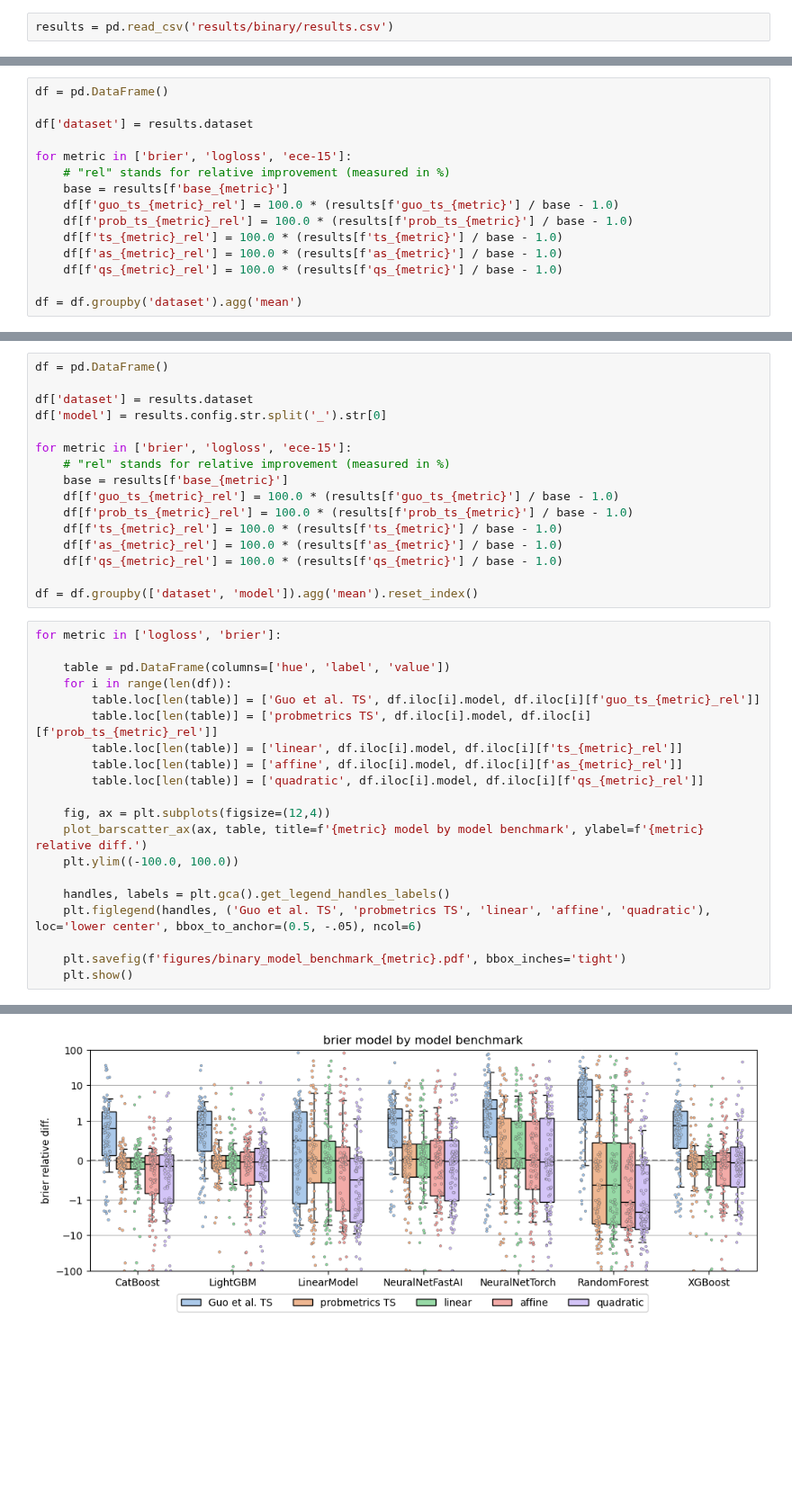
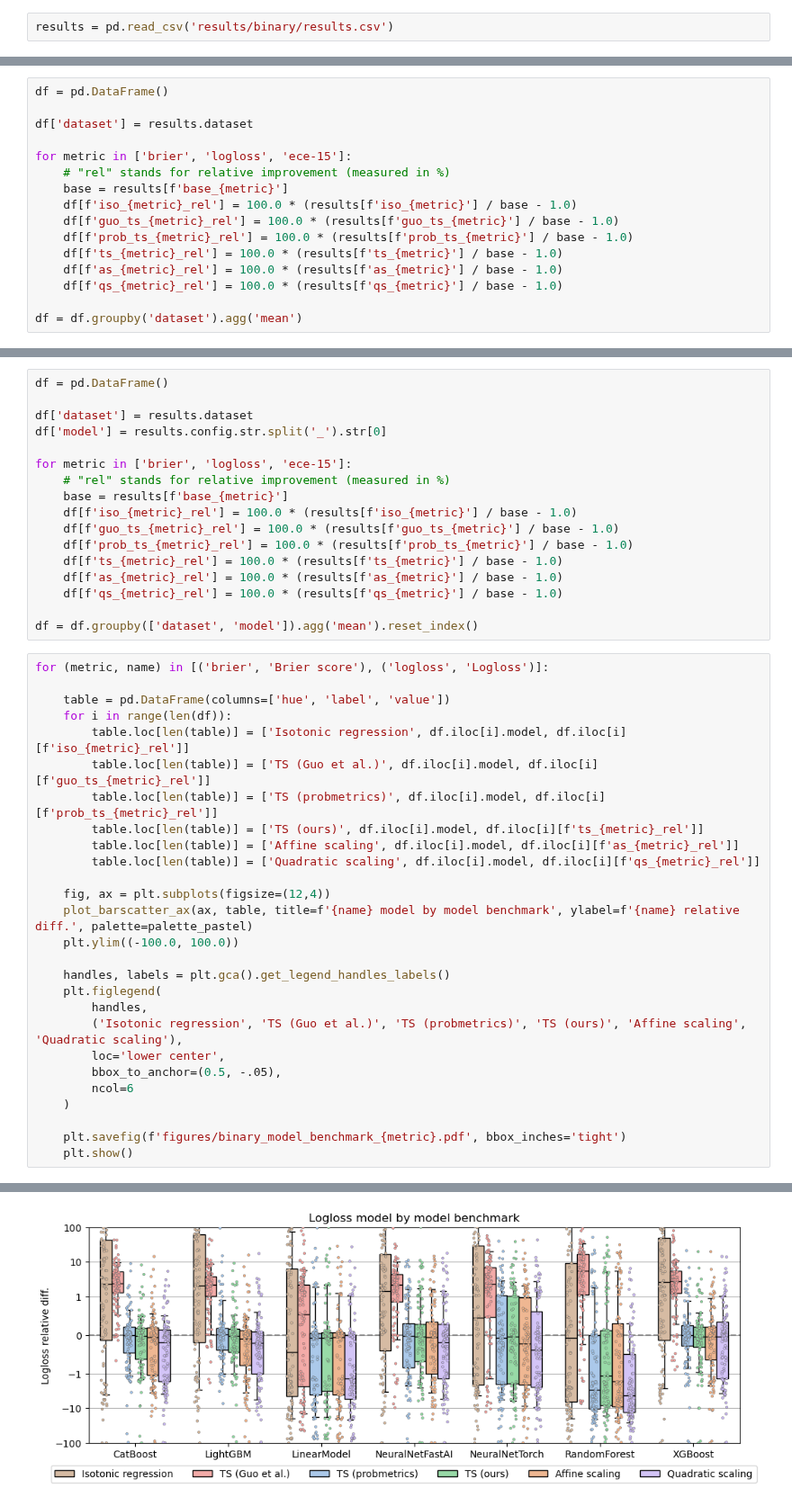
Before and after one commit to eugeneberta/LogisticCalibrationBenchmark, a Jupyter notebook: results_binary.ipynb, the cells around one changed output, grey strips where cells are left out. Shown at 90% size. Drawn from its saved outputs; the diff is of its cells as text; blank space fills up the shorter version.

```diff
--- a/results_binary.ipynb
+++ b/results_binary.ipynb
@@ -75,6 +223,7 @@ df['dataset'] = results.dataset
 for metric in ['brier', 'logloss', 'ece-15']:
     # "rel" stands for relative improvement (measured in %)
     base = results[f'base_{metric}']
+    df[f'iso_{metric}_rel'] = 100.0 * (results[f'iso_{metric}'] / base - 1.0)
     df[f'guo_ts_{metric}_rel'] = 100.0 * (results[f'guo_ts_{metric}'] / base - 1.0)
     df[f'prob_ts_{metric}_rel'] = 100.0 * (results[f'prob_ts_{metric}'] / base - 1.0)
     df[f'ts_{metric}_rel'] = 100.0 * (results[f'ts_{metric}'] / base - 1.0)
@@ -176,6 +286,7 @@ df['model'] = results.config.str.split('_').str[0]
 for metric in ['brier', 'logloss', 'ece-15']:
     # "rel" stands for relative improvement (measured in %)
     base = results[f'base_{metric}']
+    df[f'iso_{metric}_rel'] = 100.0 * (results[f'iso_{metric}'] / base - 1.0)
     df[f'guo_ts_{metric}_rel'] = 100.0 * (results[f'guo_ts_{metric}'] / base - 1.0)
     df[f'prob_ts_{metric}_rel'] = 100.0 * (results[f'prob_ts_{metric}'] / base - 1.0)
     df[f'ts_{metric}_rel'] = 100.0 * (results[f'ts_{metric}'] / base - 1.0)
@@ -184,22 +295,29 @@ for metric in ['brier', 'logloss', 'ece-15']:
 
 df = df.groupby(['dataset', 'model']).agg('mean').reset_index()
 # %%
-for metric in ['logloss', 'brier']:
+for (metric, name) in [('brier', 'Brier score'), ('logloss', 'Logloss')]:
 
     table = pd.DataFrame(columns=['hue', 'label', 'value'])
     for i in range(len(df)):
-        table.loc[len(table)] = ['Guo et al. TS', df.iloc[i].model, df.iloc[i][f'guo_ts_{metric}_rel']]
-        table.loc[len(table)] = ['probmetrics TS', df.iloc[i].model, df.iloc[i][f'prob_ts_{metric}_rel']]
-        table.loc[len(table)] = ['linear', df.iloc[i].model, df.iloc[i][f'ts_{metric}_rel']]
-        table.loc[len(table)] = ['affine', df.iloc[i].model, df.iloc[i][f'as_{metric}_rel']]
-        table.loc[len(table)] = ['quadratic', df.iloc[i].model, df.iloc[i][f'qs_{metric}_rel']]
+        table.loc[len(table)] = ['Isotonic regression', df.iloc[i].model, df.iloc[i][f'iso_{metric}_rel']]
+        table.loc[len(table)] = ['TS (Guo et al.)', df.iloc[i].model, df.iloc[i][f'guo_ts_{metric}_rel']]
+        table.loc[len(table)] = ['TS (probmetrics)', df.iloc[i].model, df.iloc[i][f'prob_ts_{metric}_rel']]
+        table.loc[len(table)] = ['TS (ours)', df.iloc[i].model, df.iloc[i][f'ts_{metric}_rel']]
+        table.loc[len(table)] = ['Affine scaling', df.iloc[i].model, df.iloc[i][f'as_{metric}_rel']]
+        table.loc[len(table)] = ['Quadratic scaling', df.iloc[i].model, df.iloc[i][f'qs_{metric}_rel']]
 
     fig, ax = plt.subplots(figsize=(12,4))
-    plot_barscatter_ax(ax, table, title=f'{metric} model by model benchmark', ylabel=f'{metric} relative diff.')
+    plot_barscatter_ax(ax, table, title=f'{name} model by model benchmark', ylabel=f'{name} relative diff.', palette=palette_pastel)
     plt.ylim((-100.0, 100.0))
 
     handles, labels = plt.gca().get_legend_handles_labels()
-    plt.figlegend(handles, ('Guo et al. TS', 'probmetrics TS', 'linear', 'affine', 'quadratic'), loc='lower center', bbox_to_anchor=(0.5, -.05), ncol=6)
+    plt.figlegend(
+        handles,
+        ('Isotonic regression', 'TS (Guo et al.)', 'TS (probmetrics)', 'TS (ours)', 'Affine scaling', 'Quadratic scaling'),
+        loc='lower center',
+        bbox_to_anchor=(0.5, -.05),
+        ncol=6
+    )
 
     plt.savefig(f'figures/binary_model_benchmark_{metric}.pdf', bbox_inches='tight')
     plt.show()
@@ -208 +326 @@ for metric in ['logloss', 'brier']:
-[figure, old version]
+[figure, new version]
```
Also changed, not shown: parts of 27 cells of this notebook, 37 other files.
